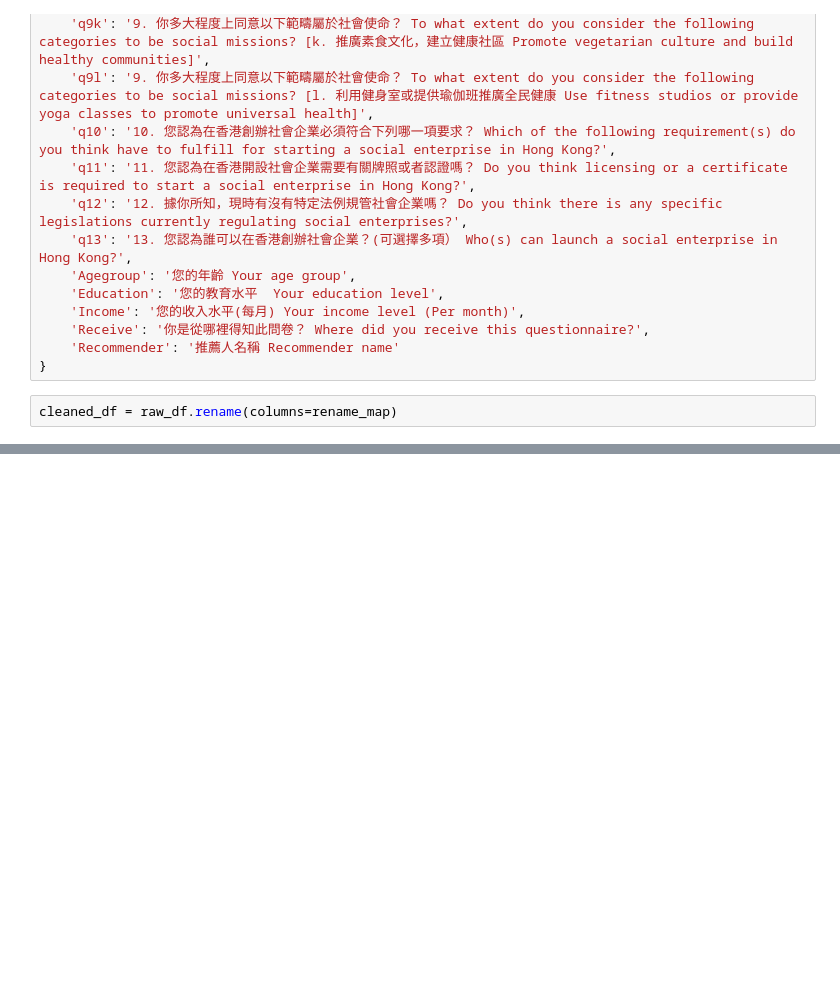
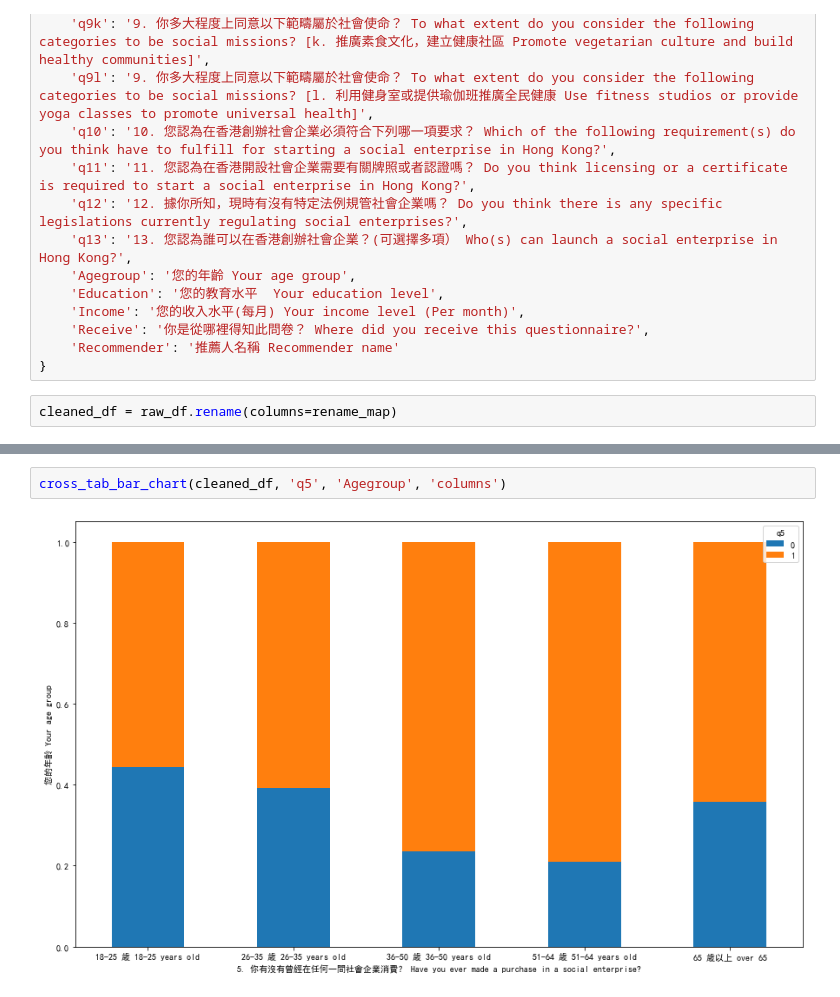
Before and after one commit to buthontingtimothy/gcse_001, a Jupyter notebook: data-analysis.ipynb, the cells around one changed output, grey strips where cells are left out. Saved outputs shown, nothing was run; the diff lists cells and outputs as text; blank space fills up the shorter version.

```diff
--- a/data-analysis.ipynb
+++ b/data-analysis.ipynb
@@ -135,0 +226,4 @@ Name: count, dtype: int64
+# %%
+cross_tab_bar_chart(cleaned_df, 'q5', 'Agegroup', 'columns')
+# %% [output]
+[figure, added]
```
Also changed, not shown: parts of 13 cells of this notebook.
